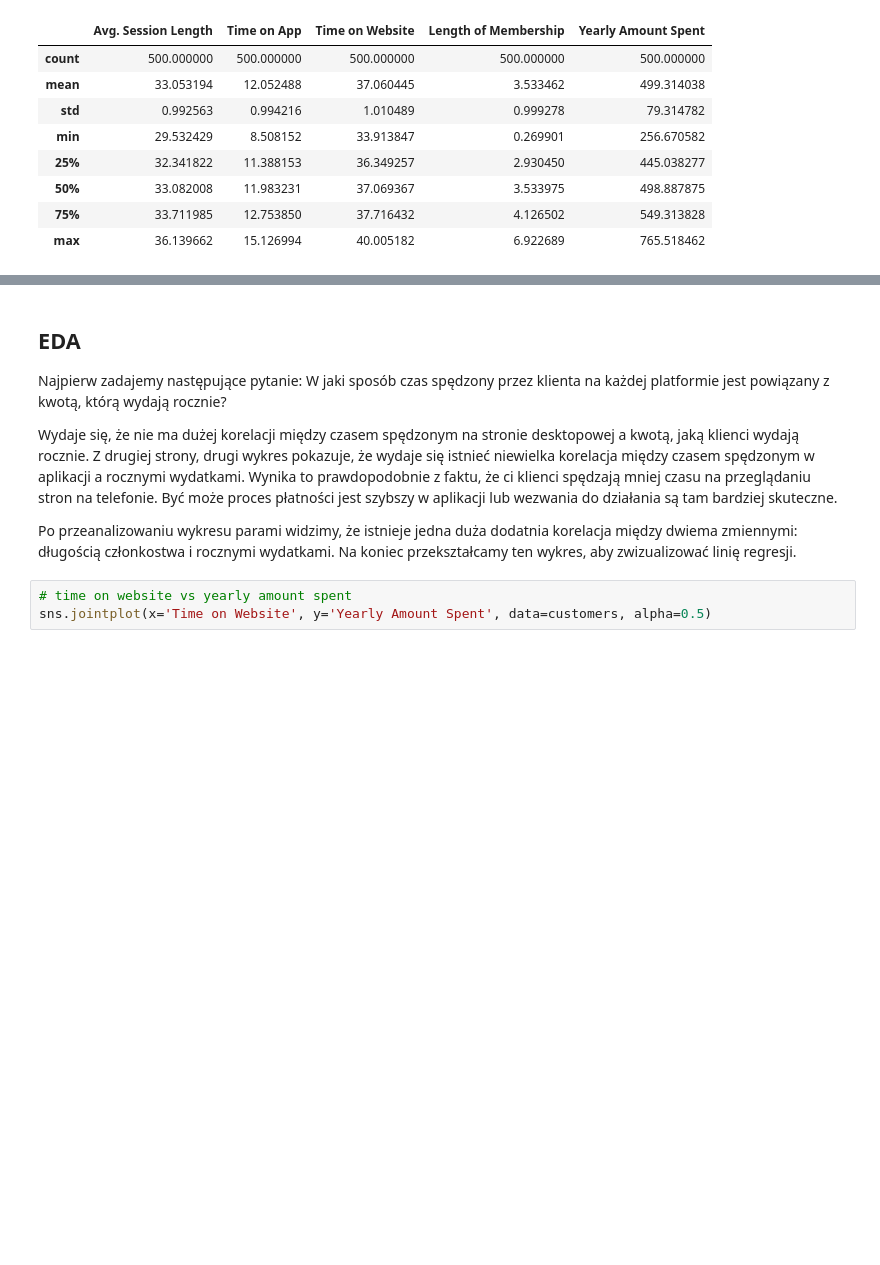
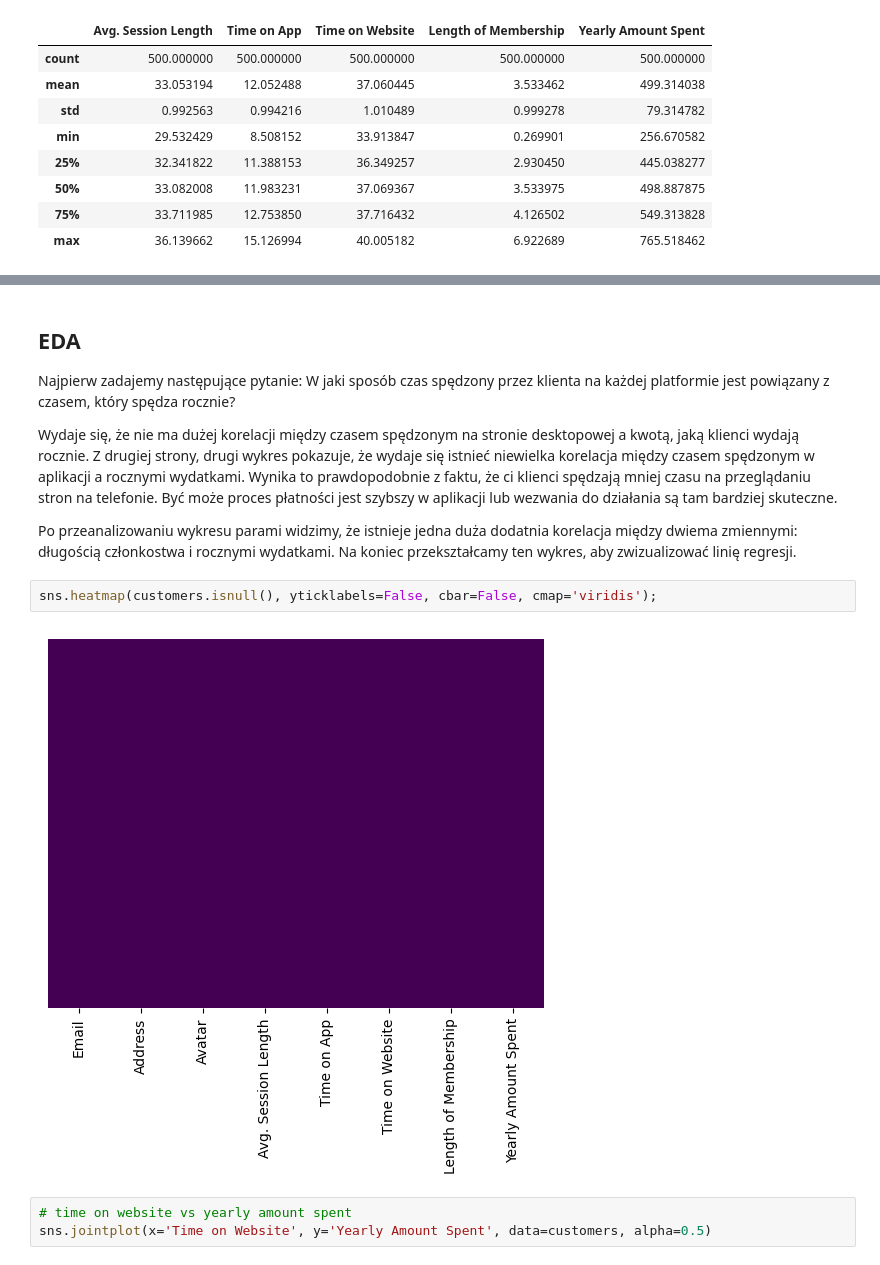
Before and after one commit to Martyniqo/korki_z_pythona, a Jupyter notebook: linear_regression/main.ipynb, the cells around one changed output, grey strips where cells are left out. Cells and saved outputs as stored; diff of their text form; blank space fills up the shorter version.

```diff
--- a/main.ipynb
+++ b/linear_regression/main.ipynb
@@ -81,11 +81,15 @@ Ogólnie `pd.describe()` dostarcza cennych informacji o podstawowej charakteryst
 # %% [markdown]
 ## **EDA**
 
-Najpierw zadajemy następujące pytanie: W jaki sposób czas spędzony przez klienta na każdej platformie jest powiązany z kwotą, którą wydają rocznie?
+Najpierw zadajemy następujące pytanie: W jaki sposób czas spędzony przez klienta na każdej platformie jest powiązany z czasem, który spędza rocznie?
 
 Wydaje się, że nie ma dużej korelacji między czasem spędzonym na stronie desktopowej a kwotą, jaką klienci wydają rocznie. Z drugiej strony, drugi wykres pokazuje, że wydaje się istnieć niewielka korelacja między czasem spędzonym w aplikacji a rocznymi wydatkami. Wynika to prawdopodobnie z faktu, że ci klienci spędzają mniej czasu na przeglądaniu stron na telefonie. Być może proces płatności jest szybszy w aplikacji lub wezwania do działania są tam bardziej skuteczne.
 
 Po przeanalizowaniu wykresu parami widzimy, że istnieje jedna duża dodatnia korelacja między dwiema zmiennymi: długością członkostwa i rocznymi wydatkami. Na koniec przekształcamy ten wykres, aby zwizualizować linię regresji.
+# %%
+sns.heatmap(customers.isnull(), yticklabels=False, cbar=False, cmap='viridis');
+# %% [output]
+[figure, added]
 # %%
 # time on website vs yearly amount spent
 sns.jointplot(x='Time on Website', y='Yearly Amount Spent', data=customers, alpha=0.5)
```
Also changed, not shown: parts of 3 cells of this notebook, 40 other files.
